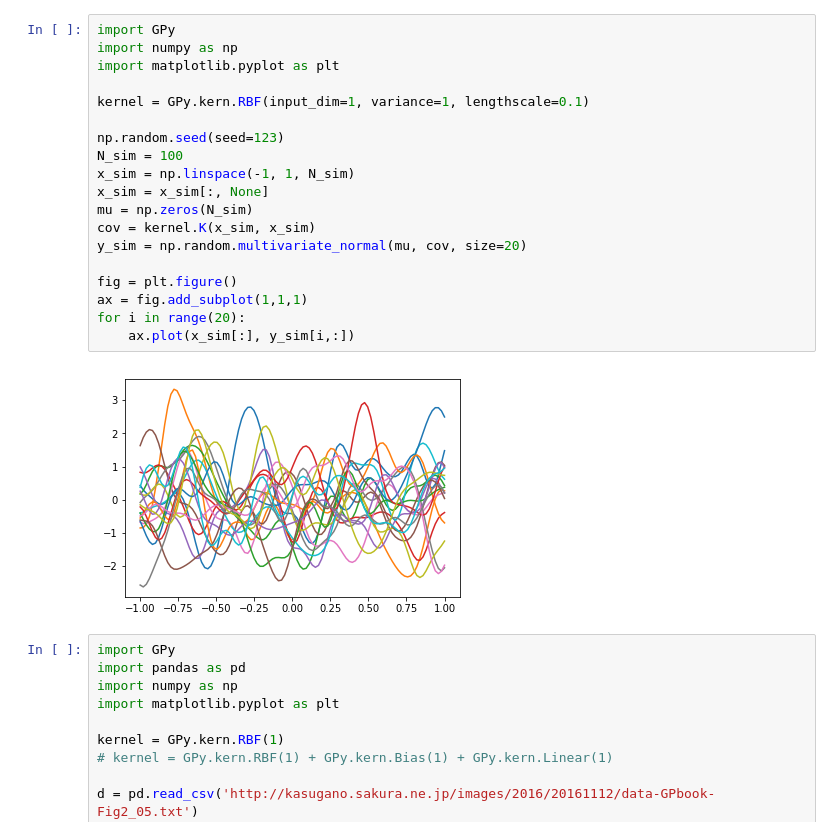
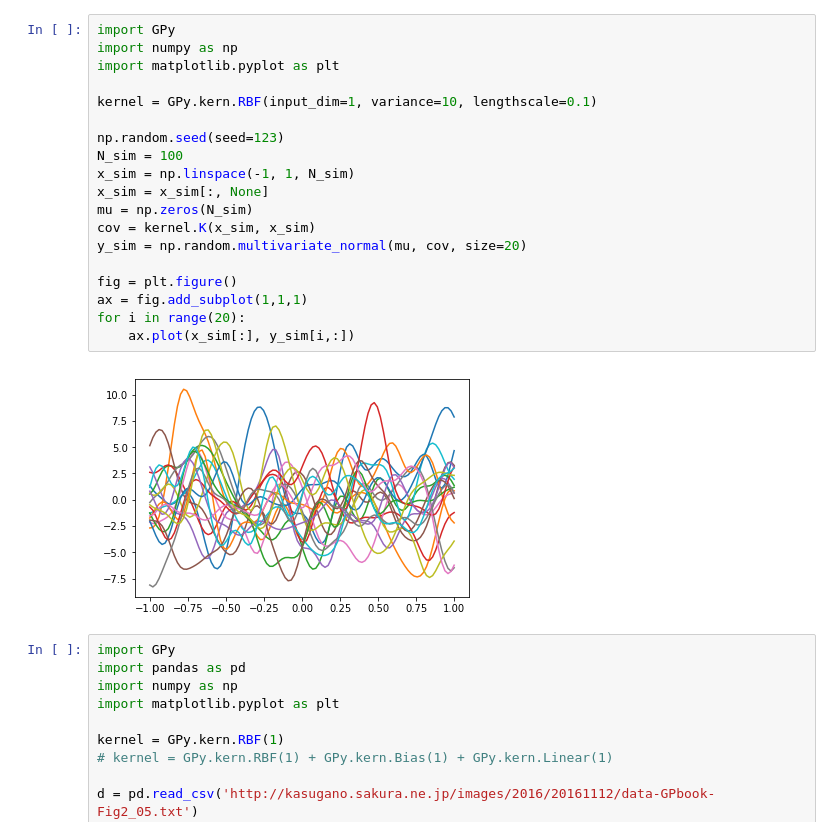
Before and after one commit to TakuTsuzuki/TimecostBO, a Jupyter notebook: GPy test.ipynb, the cells around one changed output. Cells and saved outputs as stored; diff of their text form.

```diff
--- a/GPy test.ipynb
+++ b/GPy test.ipynb
@@ -91,24 +91,24 @@ array([[ 0.05306744],
 # %%
 import GPy
 import numpy as np
 import matplotlib.pyplot as plt
 
-kernel = GPy.kern.RBF(input_dim=1, variance=1, lengthscale=0.1)
+kernel = GPy.kern.RBF(input_dim=1, variance=10, lengthscale=0.1)
 
 np.random.seed(seed=123)
 N_sim = 100
 x_sim = np.linspace(-1, 1, N_sim)
 x_sim = x_sim[:, None]
 mu = np.zeros(N_sim)
 cov = kernel.K(x_sim, x_sim)
 y_sim = np.random.multivariate_normal(mu, cov, size=20)
 
 fig = plt.figure()
 ax = fig.add_subplot(1,1,1)
 for i in range(20):
     ax.plot(x_sim[:], y_sim[i,:])
 # %% [output]
-[figure, old version]
+[figure, new version]
 # %%
 import GPy
 import pandas as pd
```
Also changed, not shown: parts of 7 cells of this notebook, 5 other files.
